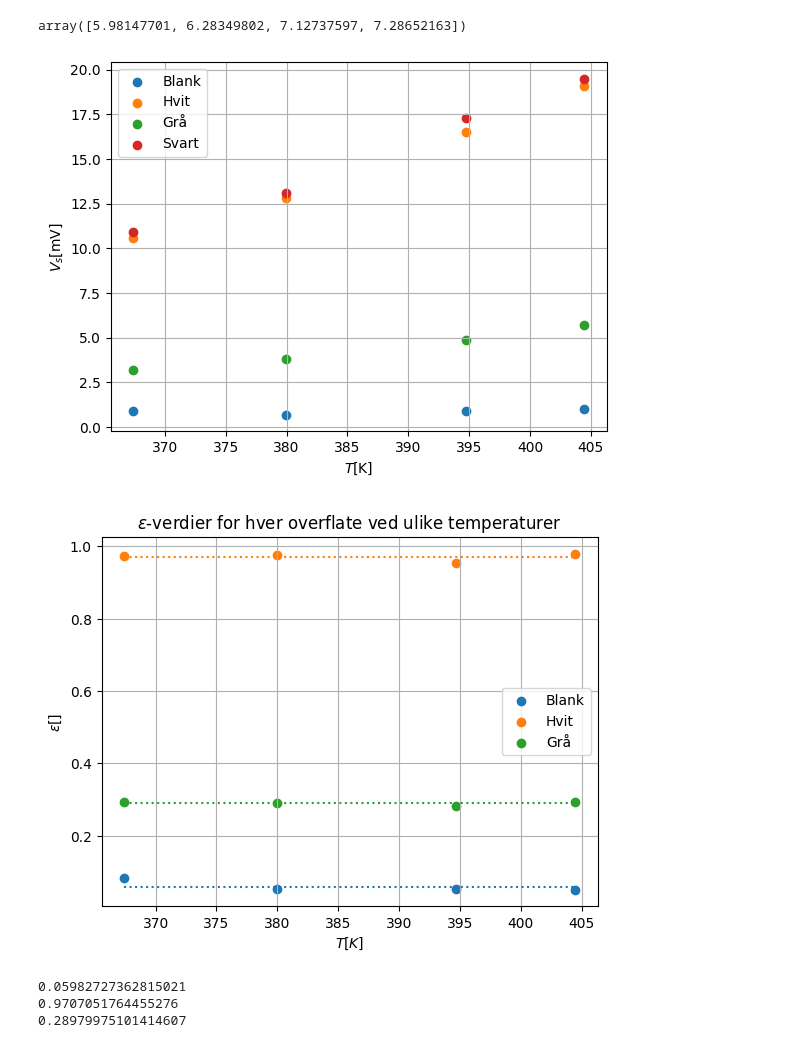
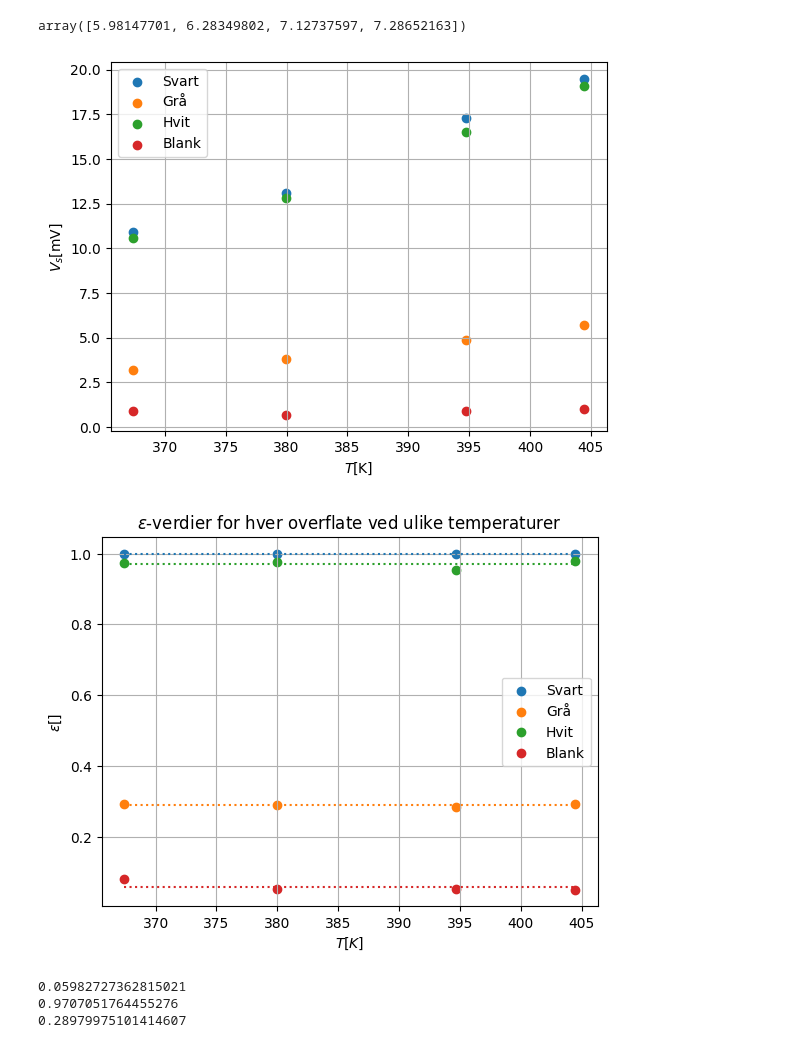
Before and after one commit to Oliver-BS/TFY4165-Termisk-Fysikk-lab, a Jupyter notebook: Heat-radiation/leslies-box.ipynb, the cells around one changed output. Saved outputs shown, nothing was run; the diff lists cells and outputs as text; code cells hidden in the pictures.

Commit message:
fix plots

```diff
--- a/Heat-radiation/leslies-box.ipynb
+++ b/Heat-radiation/leslies-box.ipynb
@@ -76,33 +76,34 @@ epsilon_blank = Blank/(T**4*alphas)
 epsilon_white = White/(T**4*alphas)
 epsilon_gray = Gray/(T**4*alphas)
 # %%
-epsilons = [epsilon_blank, epsilon_white, epsilon_gray]
-names = ['Blank', 'Hvit', 'Grå']
+epsilons = [epsilon_blank, epsilon_white, epsilon_gray, np.array([1,1,1,1])]
+names = ['Blank', 'Hvit', 'Grå', 'Svart']
 # %%
 #sns.scatterplot(x=R, y=Blank)
 names2 = ['Blank', 'Hvit', 'Grå']+['Svart']
-for i in range(3,7):
-    plt.scatter(T,data[:,i], label=names2[i-3])
+for i in reversed(range(3,7)):
+    plt.scatter(T,data[:,i], label=names[i-3])
 plt.legend()
 plt.ylabel(r"$V_s[\text{mV}]$")
 plt.xlabel(r"$T[\text{K}]$")
+plt.title()
 plt.grid()
 plt.show()
 # %% [output]
-[figure, old version]
+[figure, new version]
 # %%
-for i in range(len(epsilons)):
+for i in reversed(range(len(epsilons))):
     plt.scatter(T, epsilons[i], label=names[i])
     plt.plot([T.min(),T.max()],[epsilons[i].mean()]*2, ls='dotted')
 
 plt.title(r"$\epsilon$-verdier for hver overflate ved ulike temperaturer")
 plt.ylabel(r"$\epsilon []$")
 plt.xlabel(r"$T [K]$")
 plt.legend()
 plt.grid()
 plt.show()
 # %% [output]
-[figure, old version]
+[figure, new version]
 # %%
 Eblank = epsilon_blank.mean()
 print(Eblank)
```
